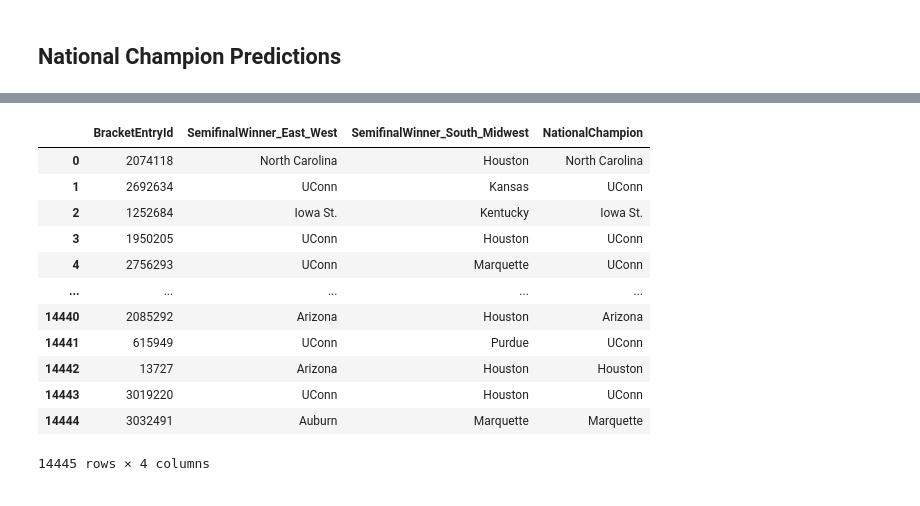
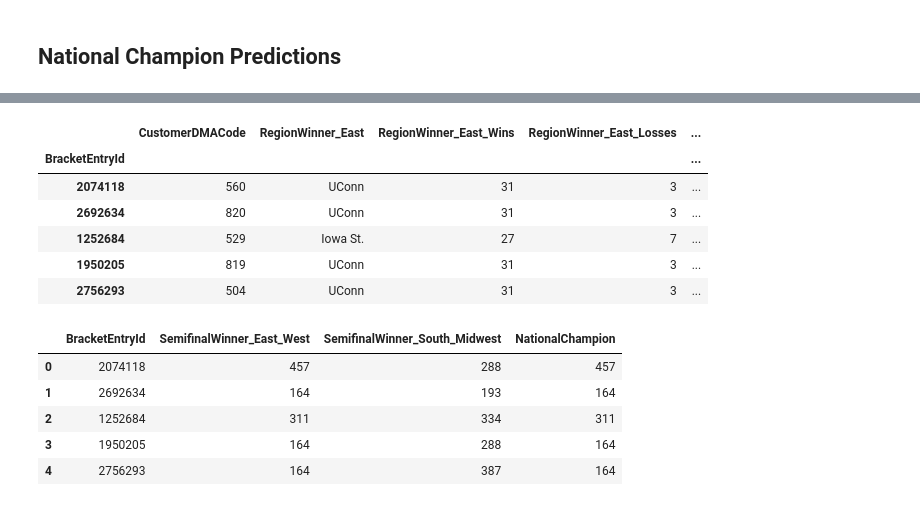
Before and after one commit to Vishnuanand77/Crossroads-Classic-Analytics-Challenge-Learning-Machine, a Jupyter notebook: Catboost.ipynb, the cells around one changed output, grey strips where cells are left out. Saved outputs shown, nothing was run; the diff lists cells and outputs as text; code cells hidden in the pictures.

```diff
--- a/Catboost.ipynb
+++ b/Catboost.ipynb
@@ -654,0 +761,12 @@ CatBoostClassifier(iterations=200, depth=6, learning_rate=0.1, cat_features=cat_
+# %%
+# Predict the National Champion using the best model
+finals_test_df['NationalChampion'] = finals_best_model.predict(X_test).flatten()
+finals_test_df.head()
+# %% [output]
+|  | CustomerDMACode | RegionWinner_East | RegionWinner_East_Wins | RegionWinner_East_Losses | ... |
+| BracketEntryId |  |  |  |  | ... |
+| 2074118 | 560 | UConn | 31 | 3 | ... |
+| 2692634 | 820 | UConn | 31 | 3 | ... |
+| 1252684 | 529 | Iowa St. | 27 | 7 | ... |
+| 1950205 | 819 | UConn | 31 | 3 | ... |
+| 2756293 | 504 | UConn | 31 | 3 | ... |
@@ -655,17 +787,10 @@ CatBoostClassifier(iterations=200, depth=6, learning_rate=0.1, cat_features=cat_
 # %%
-predictions = pd.read_csv('catboostmodelpredictions.csv')
-predictions
+selected_columns = pd.read_csv('selected_finals_test_df.csv')
+selected_columns.head()
 # %% [output]
 |  | BracketEntryId | SemifinalWinner_East_West | SemifinalWinner_South_Midwest | NationalChampion |
-| 0 | 2074118 | North Carolina | Houston | North Carolina |
-| 1 | 2692634 | UConn | Kansas | UConn |
-| 2 | 1252684 | Iowa St. | Kentucky | Iowa St. |
-| 3 | 1950205 | UConn | Houston | UConn |
-| 4 | 2756293 | UConn | Marquette | UConn |
-| ... | ... | ... | ... | ... |
-| 14440 | 2085292 | Arizona | Houston | Arizona |
-| 14441 | 615949 | UConn | Purdue | UConn |
-| 14442 | 13727 | Arizona | Houston | Houston |
-| 14443 | 3019220 | UConn | Houston | UConn |
-| 14444 | 3032491 | Auburn | Marquette | Marquette |
+| 0 | 2074118 | 457 | 288 | 457 |
+| 1 | 2692634 | 164 | 193 | 164 |
+| 2 | 1252684 | 311 | 334 | 311 |
+| 3 | 1950205 | 164 | 288 | 164 |
+| 4 | 2756293 | 164 | 387 | 164 |
-14445 rows × 4 columns
```
Also changed, not shown: parts of 18 cells of this notebook, 2 other files.
